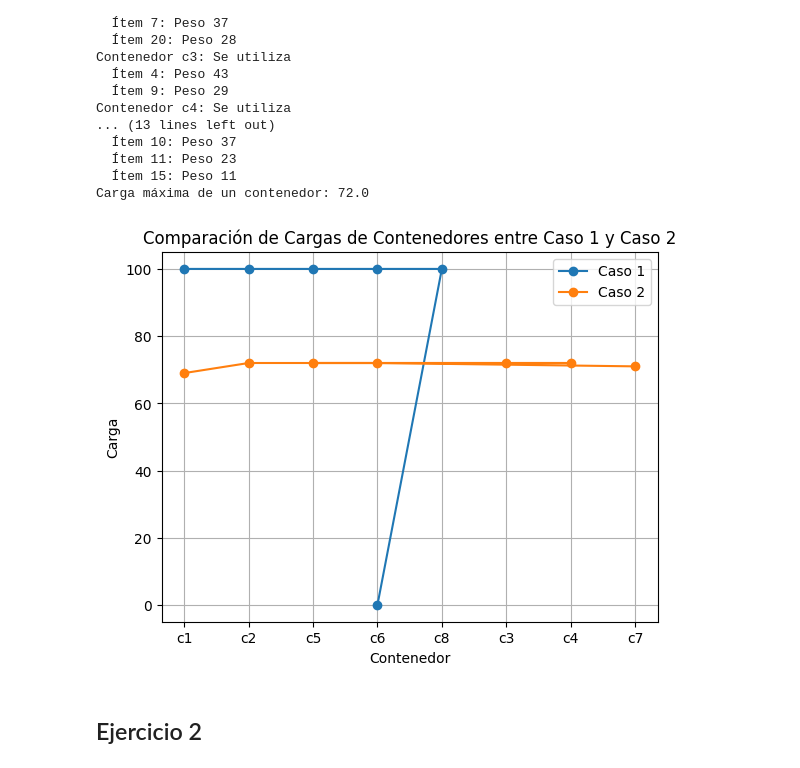
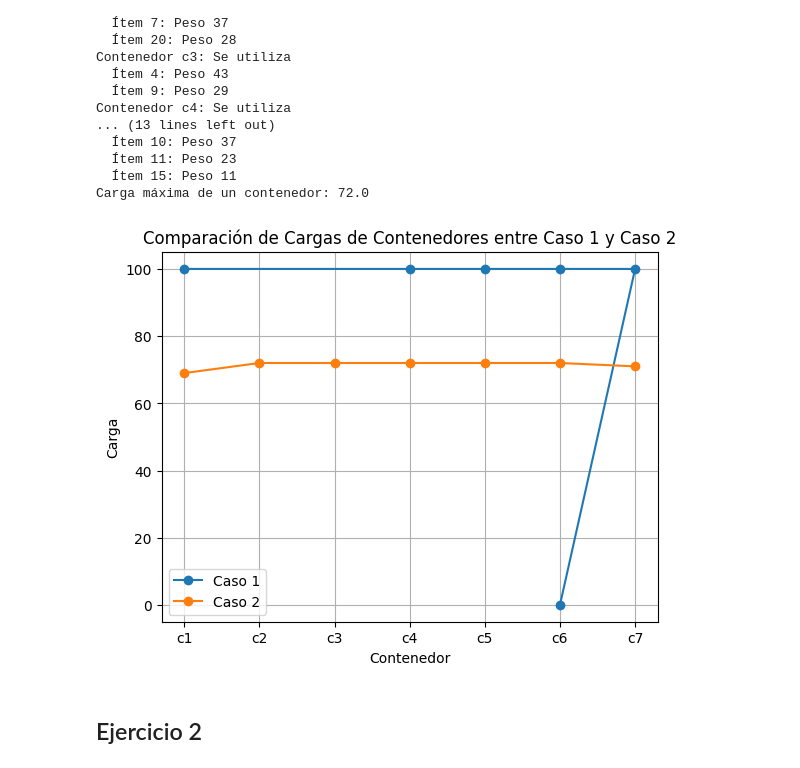
Before and after one commit to luisam19/course_optimizacion, a Jupyter notebook: Taller01_optimización_LuisaMariaZapataSaldarriaga.ipynb, the cells around one changed output. Saved outputs shown, nothing was run; the diff lists cells and outputs as text; code cells hidden in the pictures.

```diff
--- a/Taller01_optimización_LuisaMariaZapataSaldarriaga.ipynb
+++ b/Taller01_optimización_LuisaMariaZapataSaldarriaga.ipynb
@@ -58,7 +58,7 @@ modelo_caso1 = ConcreteModel()
 
 # Conjuntos
 modelo_caso1.I = Set(initialize=range(1, 21))
-modelo_caso1.C = Set(initialize=['c1', 'c2', 'c3', 'c4', 'c5','c6','c7','c8'])
+modelo_caso1.C = Set(initialize=['c1', 'c2', 'c3', 'c4', 'c5','c6','c7'])
 
 # Parámetros
 pesos = {i: [36, 33, 39, 43, 7, 19, 37, 8, 29, 37, 23, 29, 10, 22, 11, 33, 9, 17,30, 28][i-1] for i in range(1, 21)}
@@ -192,46 +192,58 @@ Carga máxima de un contenedor: 72.0
 import matplotlib.pyplot as plt
 
 # Obtener los contenedores y las cargas del caso 1
-contenedores_caso1 = [c for c in modelo_caso1.C if value(modelo_caso1.Y[c]) > 0]
+contenedores_caso1 =sorted([c for c in modelo_caso1.C if value(modelo_caso1.Y[c]) > 0])
 cargas_caso1 = [sum(pesos[i] * value(modelo_caso1.X[i, c]) for i in modelo_caso1.I) for c in contenedores_caso1]
 
 # Obtener los contenedores y las cargas del caso 2
-contenedores_caso2 = [c for c in modelo_caso2.C if value(modelo_caso2.Y[c]) > 0]
+contenedores_caso2 = sorted([c for c in modelo_caso2.C if value(modelo_caso2.Y[c]) > 0])
 cargas_caso2 = [sum(pesos[i] * value(modelo_caso2.X[i, c]) for i in modelo_caso2.I) for c in contenedores_caso2]
 
+
+import matplotlib.pyplot as plt
+
+# Asumimos que contenedores_caso1 y contenedores_caso2 ya están definidos y ordenados correctamente
 
 # Agregar un contenedor adicional si una lista es más corta que la otra
 if len(contenedores_caso1) > len(contenedores_caso2):
     contenedores_caso2.append('c{}'.format(len(contenedores_caso2) + 1))
     cargas_caso2.append(0)  # Añadir una carga de 0 al contenedor nuevo
 elif len(contenedores_caso2) > len(contenedores_caso1):
     contenedores_caso1.append('c{}'.format(len(contenedores_caso1) + 1))
     cargas_caso1.append(0)  # Añadir una carga de 0 al contenedor nuevo
 
-import matplotlib.pyplot as plt
-
 # Crear la figura y los ejes
 fig, ax = plt.subplots()
 
-# Graficar las cargas de los contenedores del caso 1
-ax.plot(contenedores_caso1, cargas_caso1, marker='o', label='Caso 1')
+# Para asegurar que el eje X muestre los contenedores en orden, convertimos los contenedores a una lista de etiquetas ordenadas
+# y usamos esta lista como las etiquetas del eje X.
+etiquetas_x = sorted(set(contenedores_caso1 + contenedores_caso2), key=lambda x: int(x[1:]))  # Ordenar por el número después de 'c'
 
-# Graficar las cargas de los contenedores del caso 2
-ax.plot(contenedores_caso2, cargas_caso2, marker='o', label='Caso 2')
+# Convertir las etiquetas de los contenedores a posiciones numéricas para el eje X
+posiciones_x_caso1 = [etiquetas_x.index(c) for c in contenedores_caso1]
+posiciones_x_caso2 = [etiquetas_x.index(c) for c in contenedores_caso2]
+
+# Graficar las cargas de los contenedores usando posiciones numéricas para el eje X y asignando las etiquetas correspondientes
+ax.plot(posiciones_x_caso1, cargas_caso1, marker='o', label='Caso 1')
+ax.plot(posiciones_x_caso2, cargas_caso2, marker='o', label='Caso 2')
+
+# Asignar las etiquetas al eje X
+ax.set_xticks(range(len(etiquetas_x)))
+ax.set_xticklabels(etiquetas_x)
 
 # Etiquetas y título
 ax.set_xlabel('Contenedor')
 ax.set_ylabel('Carga')
 ax.set_title('Comparación de Cargas de Contenedores entre Caso 1 y Caso 2')
 
-# Mostrar la leyenda
+# Mostrar la leyenda y la cuadrícula
 ax.legend()
 ax.grid()
 
 # Mostrar la gráfica
 plt.show()
 # %% [output]
-[figure, old version]
+[figure, new version]
 # %% [markdown]
 ## Ejercicio 2
 # %%
```
Also changed, not shown: parts of 8 cells of this notebook.
